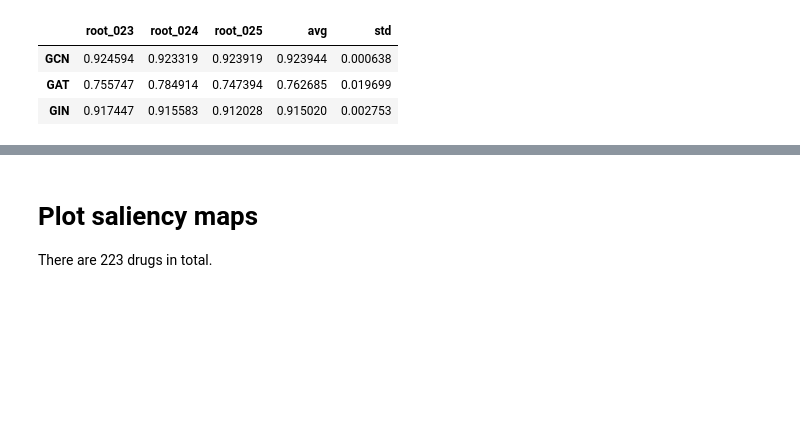
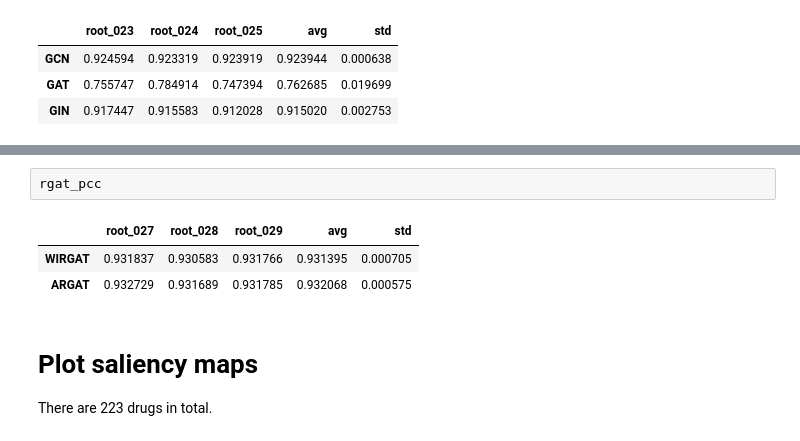
Before and after one commit to SCSE-Biomedical-Computing-Group/XGDP, a Jupyter notebook: explore_results.ipynb, the cells around one changed output, grey strips where cells are left out. Drawn from its saved outputs; the diff is of its cells as text; blank space fills up the shorter version.

```diff
--- a/explore_results.ipynb
+++ b/explore_results.ipynb
@@ -71,3 +105,9 @@ ctr_pcc_df
+# %%
+rgat_pcc
+# %% [output]
+|  | root_027 | root_028 | root_029 | avg | std |
+| WIRGAT | 0.931837 | 0.930583 | 0.931766 | 0.931395 | 0.000705 |
+| ARGAT | 0.932729 | 0.931689 | 0.931785 | 0.932068 | 0.000575 |
 # %% [markdown]
 # Plot saliency maps
 There are 223 drugs in total.
```
Also changed, not shown: parts of 16 cells of this notebook, 3 other files.
